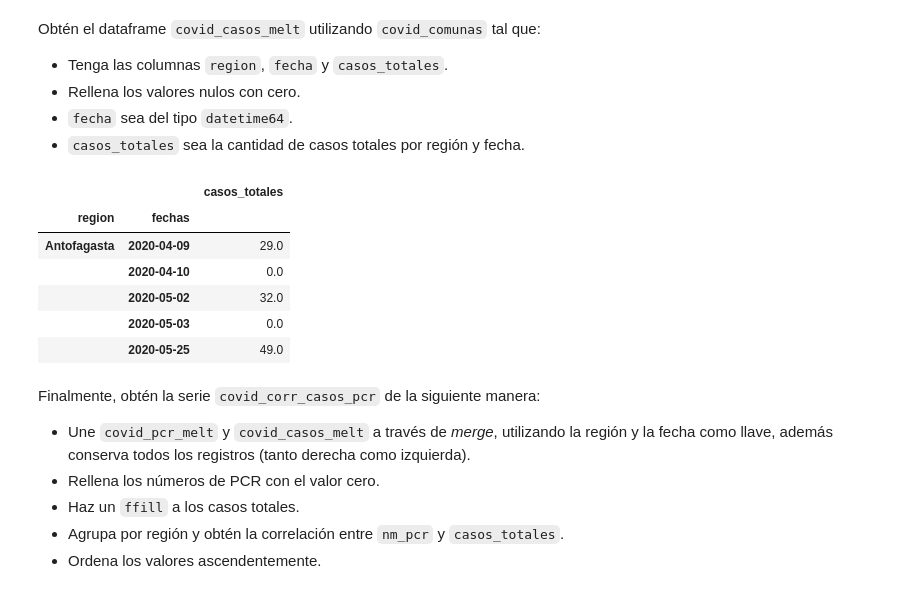
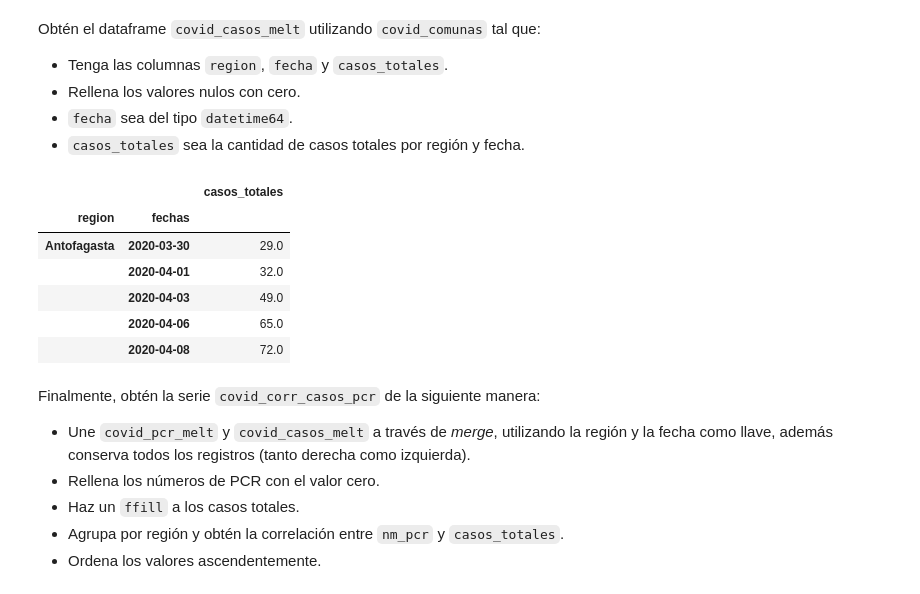
Before and after one commit to Bastian951/mat281_portfolio, a Jupyter notebook: homeworks/hwk01.ipynb, the cells around one changed output. Drawn from its saved outputs; the diff is of its cells as text; code cells hidden in the pictures.

```diff
--- a/homeworks/hwk01.ipynb
+++ b/homeworks/hwk01.ipynb
@@ -464,22 +462,23 @@ Obtén el dataframe `covid_casos_melt` utilizando `covid_comunas` tal que:
 # %%
 covid_casos_melt = (
     covid_comunas.melt(id_vars=["region"], value_vars=list(covid_comunas)[5:len(list(covid_comunas))-1],var_name='fechas', value_name='casos_totales')
     .fillna(0)
 )
 
-covid_casos_melt["fechas"] = pd.to_datetime(covid_pcr_melt["fechas"], format='%Y-%m-%d')
+covid_casos_melt["fechas"] = covid_casos_melt["fechas"].astype('datetime64')
+
 
 covid_casos_melt=covid_casos_melt.groupby(["region","fechas"]).agg(casos_totales=("casos_totales","sum"))
 
 covid_casos_melt.head()
 # %% [output]
 |  |  | casos_totales |
 | region | fechas |  |
-| Antofagasta | 2020-04-09 | 29.0 |
-|  | 2020-04-10 | 0.0 |
-|  | 2020-05-02 | 32.0 |
-|  | 2020-05-03 | 0.0 |
-|  | 2020-05-25 | 49.0 |
+| Antofagasta | 2020-03-30 | 29.0 |
+|  | 2020-04-01 | 32.0 |
+|  | 2020-04-03 | 49.0 |
+|  | 2020-04-06 | 65.0 |
+|  | 2020-04-08 | 72.0 |
 # %% [markdown]
 Finalmente, obtén la serie `covid_corr_casos_pcr` de la siguiente manera:
 
```
Also changed, not shown: parts of 3 cells of this notebook.
